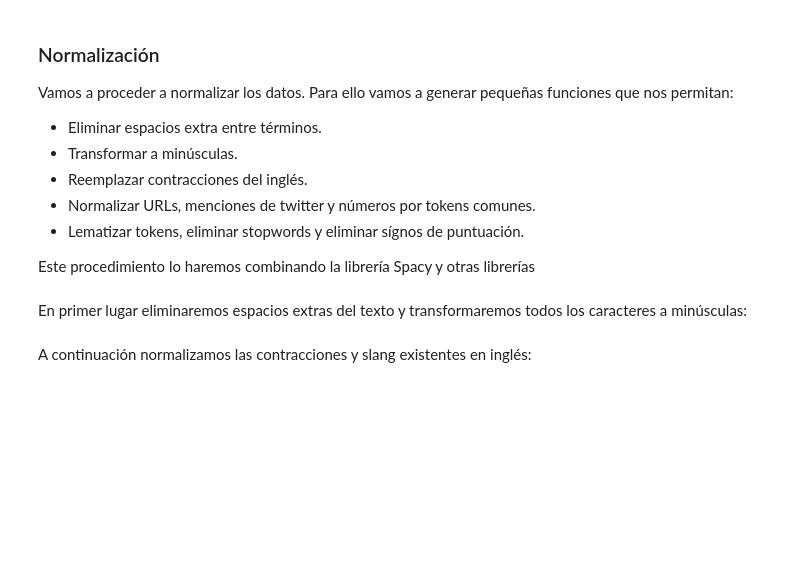
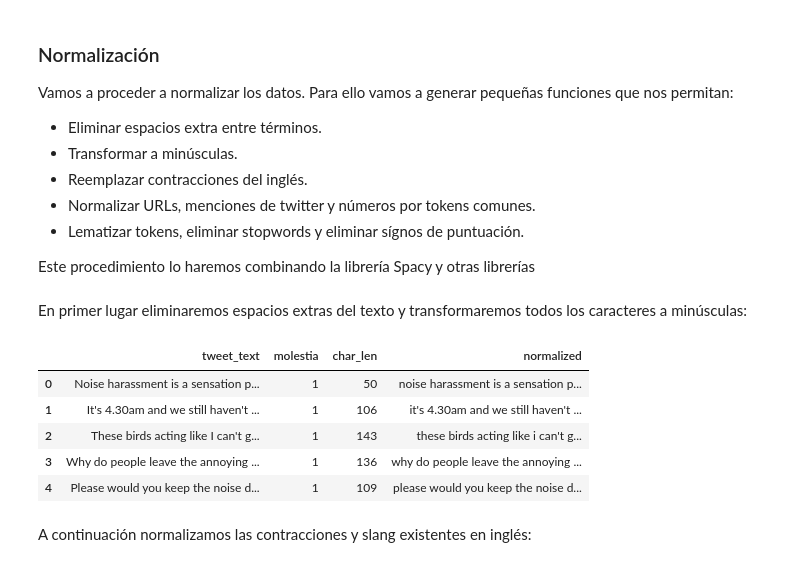
Before and after one commit to antoniotrapote/text-mining, a Jupyter notebook: 05_TextClassification_FeaturesAndLM.ipynb, the cells around one changed output. Saved outputs shown, nothing was run; the diff lists cells and outputs as text; code cells hidden in the pictures; blank space fills up the shorter version.

```diff
--- a/05_TextClassification_FeaturesAndLM.ipynb
+++ b/05_TextClassification_FeaturesAndLM.ipynb
@@ -199,8 +231,17 @@ def texto_to_lower(text):
   return text.lower()
 # %%
 # Espacios y minuscula
-dataset["normalized"] = dataset["tweet_text"].progress_apply(lambda x: ___________(x))
-dataset["normalized"] = dataset["normalized"].progress_apply(lambda x: ___________(x))
+dataset["normalized"] = dataset["tweet_text"].progress_apply(lambda x: eliminar_espacios(x))
+dataset["normalized"] = dataset["normalized"].progress_apply(lambda x: texto_to_lower(x))
+# %%
+dataset.head()
+# %% [output]
+|  | tweet_text | molestia | char_len | normalized |
+| 0 | Noise harassment is a sensation p... | 1 | 50 | noise harassment is a sensation p... |
+| 1 | It's 4.30am and we still haven't ... | 1 | 106 | it's 4.30am and we still haven't ... |
+| 2 | These birds acting like I can't g... | 1 | 143 | these birds acting like i can't g... |
+| 3 | Why do people leave the annoying ... | 1 | 136 | why do people leave the annoying ... |
+| 4 | Please would you keep the noise d... | 1 | 109 | please would you keep the noise d... |
 # %% [markdown]
 A continuación normalizamos las contracciones y slang existentes en inglés:
 # %%
```
Also changed, not shown: parts of 56 cells of this notebook.
